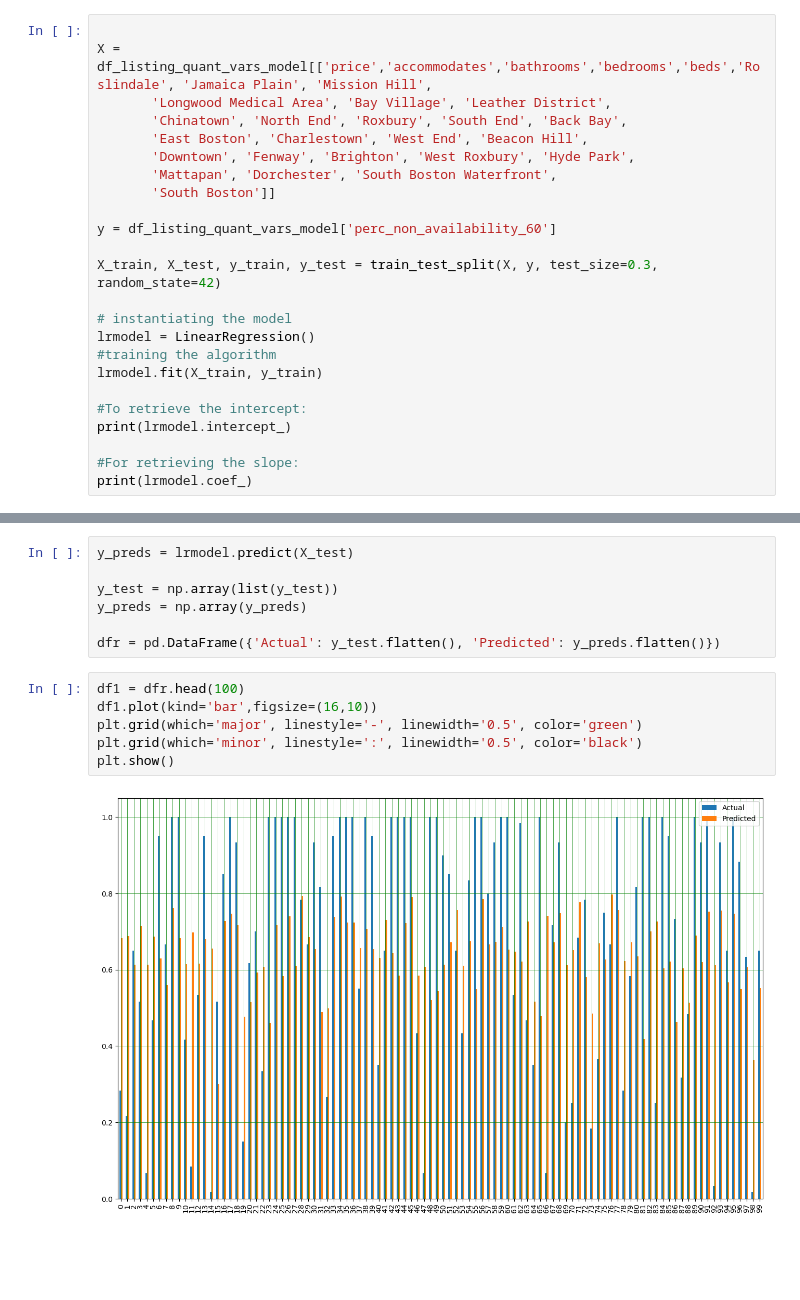
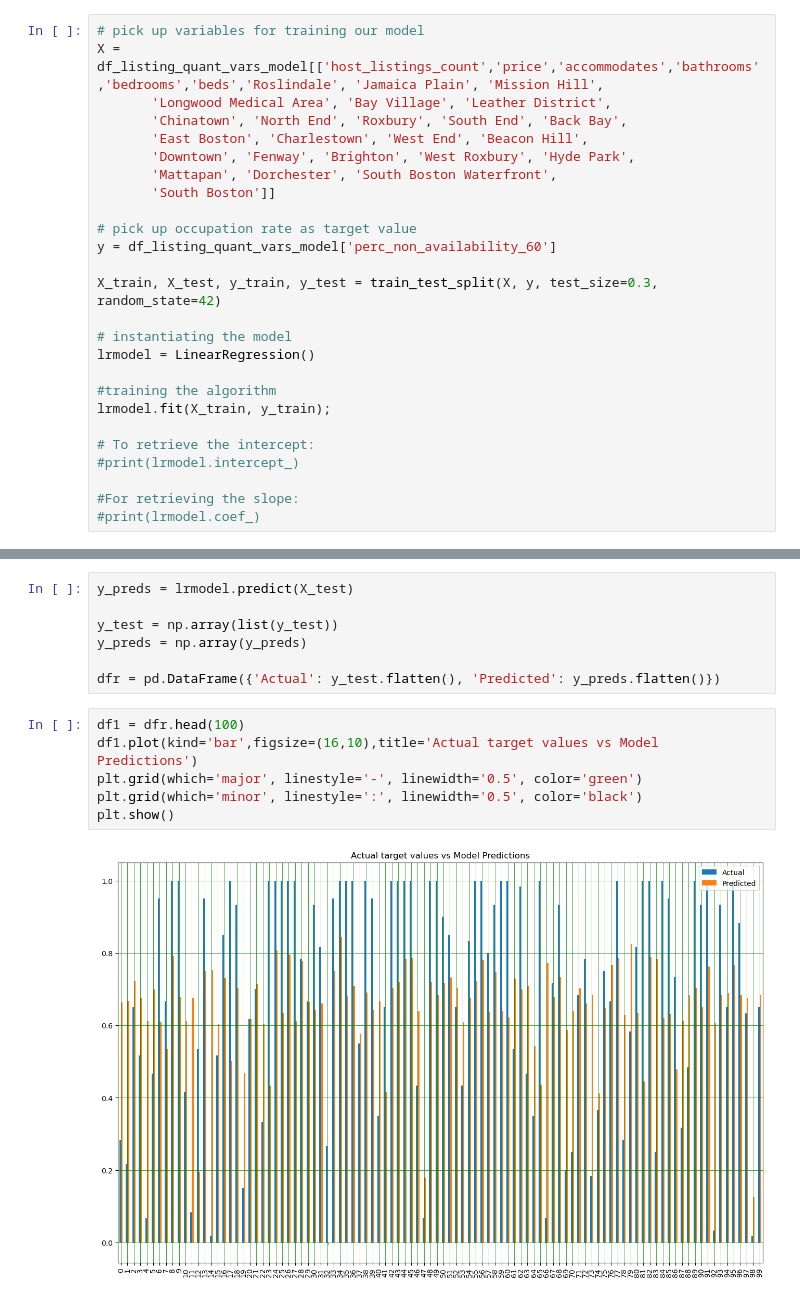
Before and after one commit to sammeister/nanodegree-projects, a Jupyter notebook: exploration/EDA-listings_airbnb.ipynb, the cells around one changed output, grey strips where cells are left out. Cells and saved outputs as stored; diff of their text form; blank space fills up the shorter version.

```diff
--- a/exploration/EDA-listings_airbnb.ipynb
+++ b/exploration/EDA-listings_airbnb.ipynb
@@ -364,8 +368,8 @@ West End                   0
 West Roxbury               0
 dtype: int64
 # %%
-
-X = df_listing_quant_vars_model[['price','accommodates','bathrooms','bedrooms','beds','Roslindale', 'Jamaica Plain', 'Mission Hill',
+# pick up variables for training our model
+X = df_listing_quant_vars_model[['host_listings_count','price','accommodates','bathrooms','bedrooms','beds','Roslindale', 'Jamaica Plain', 'Mission Hill',
        'Longwood Medical Area', 'Bay Village', 'Leather District',
        'Chinatown', 'North End', 'Roxbury', 'South End', 'Back Bay',
        'East Boston', 'Charlestown', 'West End', 'Beacon Hill',
@@ -373,17 +377,19 @@ X = df_listing_quant_vars_model[['price','accommodates','bathrooms','bedrooms','
        'Mattapan', 'Dorchester', 'South Boston Waterfront',
        'South Boston']]
 
+# pick up occupation rate as target value
 y = df_listing_quant_vars_model['perc_non_availability_60']
 
 X_train, X_test, y_train, y_test = train_test_split(X, y, test_size=0.3, random_state=42)
 
 # instantiating the model
 lrmodel = LinearRegression()
+
 #training the algorithm
-lrmodel.fit(X_train, y_train)
+lrmodel.fit(X_train, y_train);
 
-#To retrieve the intercept:
-print(lrmodel.intercept_)
+# To retrieve the intercept:
+#print(lrmodel.intercept_)
 
 #For retrieving the slope:
-print(lrmodel.coef_)
+#print(lrmodel.coef_)
@@ -406,12 +402,12 @@ y_preds = np.array(y_preds)
 dfr = pd.DataFrame({'Actual': y_test.flatten(), 'Predicted': y_preds.flatten()})
 # %%
 df1 = dfr.head(100)
-df1.plot(kind='bar',figsize=(16,10))
+df1.plot(kind='bar',figsize=(16,10),title='Actual target values vs Model Predictions')
 plt.grid(which='major', linestyle='-', linewidth='0.5', color='green')
 plt.grid(which='minor', linestyle=':', linewidth='0.5', color='black')
 plt.show()
 # %% [output]
-[figure, old version]
+[figure, new version]
 # %%
 print('Mean Absolute Error:', metrics.mean_absolute_error(y_test, y_preds))
 print('Mean Squared Error:', metrics.mean_squared_error(y_test, y_preds))
```
Also changed, not shown: parts of 15 cells of this notebook, 1 other file.
